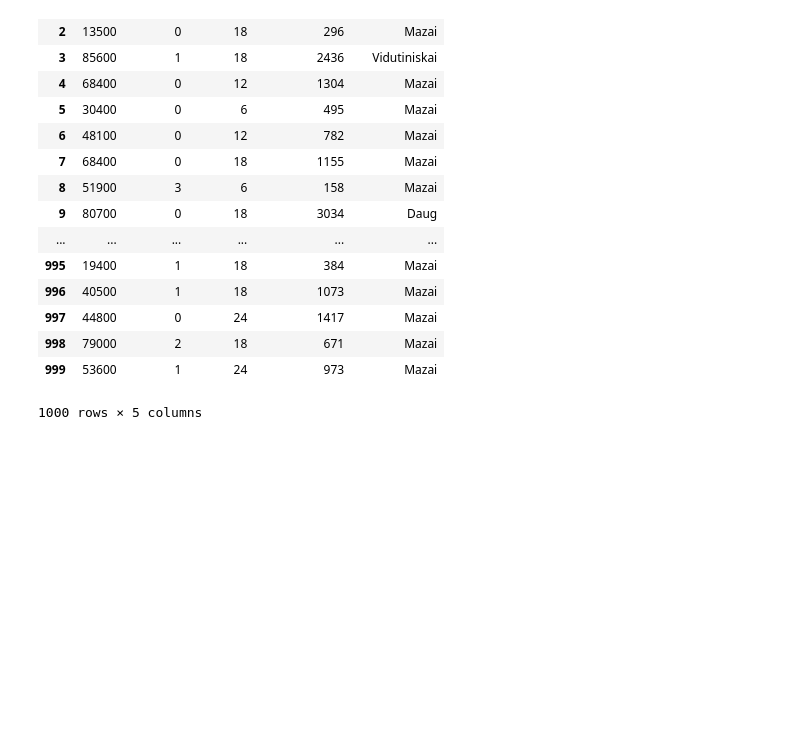
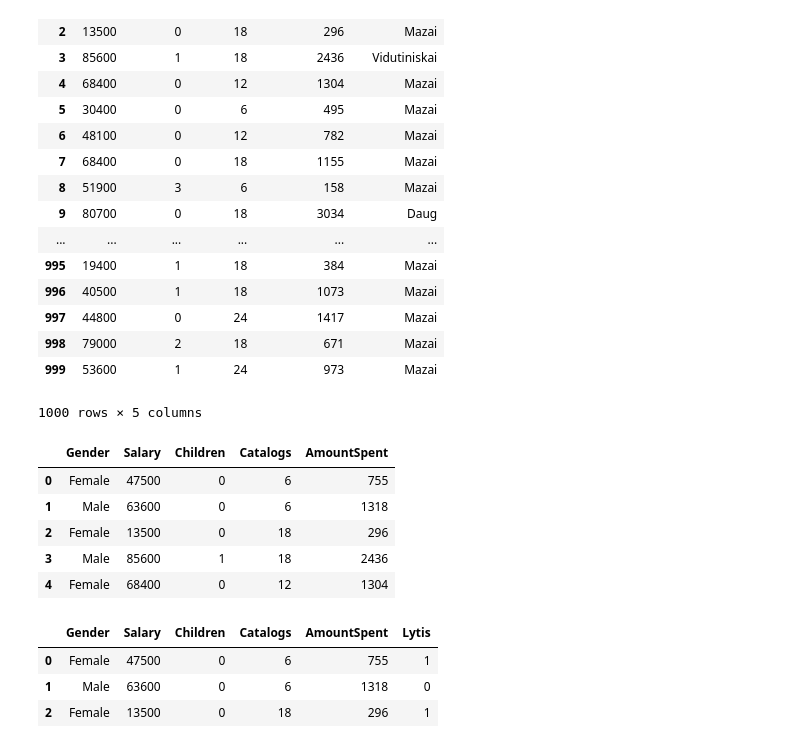
Before and after one commit to samantakarpovic/samanta, a Jupyter notebook: proektas.ipynb, the cells around one changed output. Drawn from its saved outputs; the diff is of its cells as text; code cells hidden in the pictures; blank space fills up the shorter version.

```diff
--- a/proektas.ipynb
+++ b/proektas.ipynb
@@ -130,0 +140,17 @@ df1
+# %%
+df.drop('History', axis=1, inplace=True)
+# %%
+df.drop('Married', axis=1, inplace=True)
+# %%
+df.drop('OwnHome', axis=1, inplace=True)
+# %%
+df.drop('Age', axis=1, inplace=True)
+# %%
+df.head(5)
+# %% [output]
+|  | Gender | Salary | Children | Catalogs | AmountSpent |
+| 0 | Female | 47500 | 0 | 6 | 755 |
+| 1 | Male | 63600 | 0 | 6 | 1318 |
+| 2 | Female | 13500 | 0 | 18 | 296 |
+| 3 | Male | 85600 | 1 | 18 | 2436 |
+| 4 | Female | 68400 | 0 | 12 | 1304 |
@@ -130,0 +165,7 @@ df1
+# %%
+df.head(3)
+# %% [output]
+|  | Gender | Salary | Children | Catalogs | AmountSpent | Lytis |
+| 0 | Female | 47500 | 0 | 6 | 755 | 1 |
+| 1 | Male | 63600 | 0 | 6 | 1318 | 0 |
+| 2 | Female | 13500 | 0 | 18 | 296 | 1 |
```
Also changed, not shown: parts of 5 cells of this notebook.
